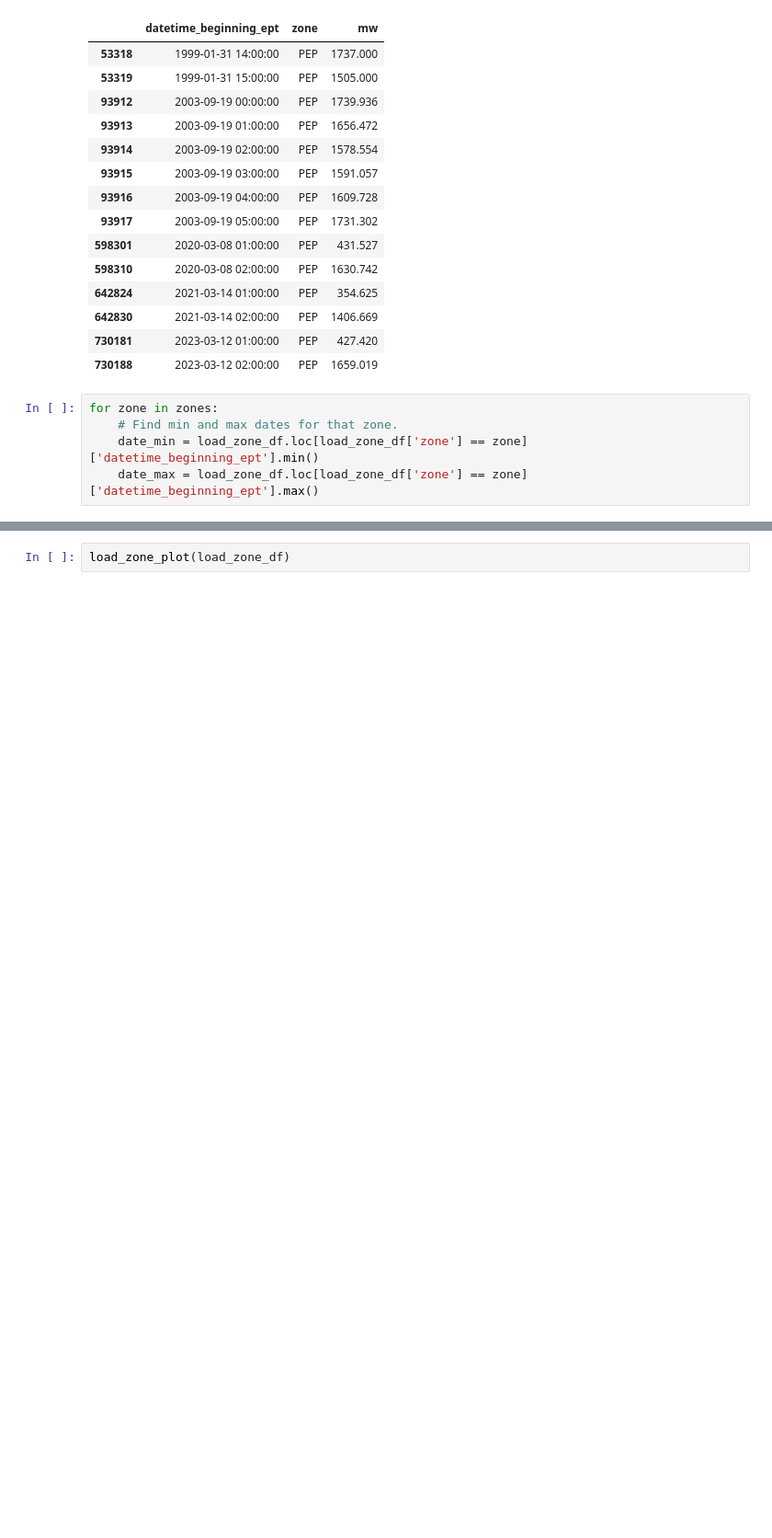
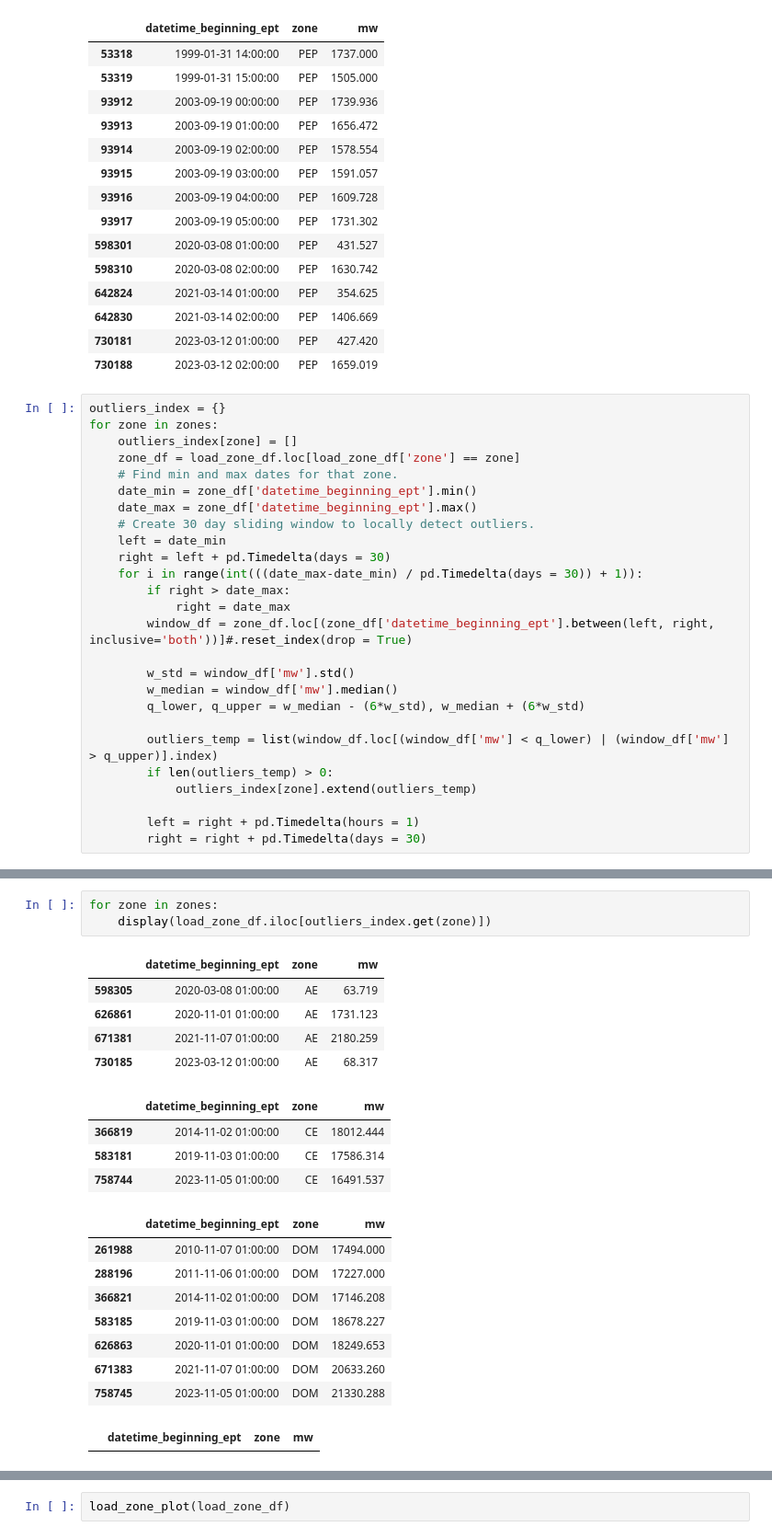
Before and after one commit to chill0121/Energy_Grid_Forecasting, a Jupyter notebook: Energy_Forecasting.ipynb, the cells around one changed output, grey strips where cells are left out. Shown at 92% size. Cells and saved outputs as stored; diff of their text form; blank space fills up the shorter version.

Commit message:
Began load outlier detection.

```diff
--- a/Energy_Forecasting.ipynb
+++ b/Energy_Forecasting.ipynb
@@ -491,8 +507,29 @@ load_zone_df.loc[(load_zone_df['zone'] == 'PEP') & (load_zone_df['mw'] < 1755.86
 | 642830 | 2021-03-14 02:00:00 | PEP | 1406.669 |
 | 730181 | 2023-03-12 01:00:00 | PEP | 427.420 |
 | 730188 | 2023-03-12 02:00:00 | PEP | 1659.019 |
-# %%
-for zone in zones:
-    # Find min and max dates for that zone.
-    date_min = load_zone_df.loc[load_zone_df['zone'] == zone]['datetime_beginning_ept'].min()
-    date_max = load_zone_df.loc[load_zone_df['zone'] == zone]['datetime_beginning_ept'].max()
+# %%
+outliers_index = {}
+for zone in zones:
+    outliers_index[zone] = []
+    zone_df = load_zone_df.loc[load_zone_df['zone'] == zone]
+    # Find min and max dates for that zone.
+    date_min = zone_df['datetime_beginning_ept'].min()
+    date_max = zone_df['datetime_beginning_ept'].max()
+    # Create 30 day sliding window to locally detect outliers.
+    left = date_min
+    right = left + pd.Timedelta(days = 30)
+    for i in range(int(((date_max-date_min) / pd.Timedelta(days = 30)) + 1)):
+        if right > date_max:
+            right = date_max
+        window_df = zone_df.loc[(zone_df['datetime_beginning_ept'].between(left, right, inclusive='both'))]#.reset_index(drop = True)
+
+        w_std = window_df['mw'].std()
+        w_median = window_df['mw'].median()
+        q_lower, q_upper = w_median - (6*w_std), w_median + (6*w_std)
+
+        outliers_temp = list(window_df.loc[(window_df['mw'] < q_lower) | (window_df['mw'] > q_upper)].index)
+        if len(outliers_temp) > 0:
+            outliers_index[zone].extend(outliers_temp)
+
+        left = right + pd.Timedelta(hours = 1)
+        right = right + pd.Timedelta(days = 30)
@@ -498,0 +544,22 @@ for zone in zones:
+# %%
+for zone in zones:
+    display(load_zone_df.iloc[outliers_index.get(zone)])
+# %% [output]
+|  | datetime_beginning_ept | zone | mw |
+| 598305 | 2020-03-08 01:00:00 | AE | 63.719 |
+| 626861 | 2020-11-01 01:00:00 | AE | 1731.123 |
+| 671381 | 2021-11-07 01:00:00 | AE | 2180.259 |
+| 730185 | 2023-03-12 01:00:00 | AE | 68.317 |
+|  | datetime_beginning_ept | zone | mw |
+| 366819 | 2014-11-02 01:00:00 | CE | 18012.444 |
+| 583181 | 2019-11-03 01:00:00 | CE | 17586.314 |
+| 758744 | 2023-11-05 01:00:00 | CE | 16491.537 |
+|  | datetime_beginning_ept | zone | mw |
+| 261988 | 2010-11-07 01:00:00 | DOM | 17494.000 |
+| 288196 | 2011-11-06 01:00:00 | DOM | 17227.000 |
+| 366821 | 2014-11-02 01:00:00 | DOM | 17146.208 |
+| 583185 | 2019-11-03 01:00:00 | DOM | 18678.227 |
+| 626863 | 2020-11-01 01:00:00 | DOM | 18249.653 |
+| 671383 | 2021-11-07 01:00:00 | DOM | 20633.260 |
+| 758745 | 2023-11-05 01:00:00 | DOM | 21330.288 |
+|  | datetime_beginning_ept | zone | mw |
```
Also changed, not shown: parts of 4 cells of this notebook.
